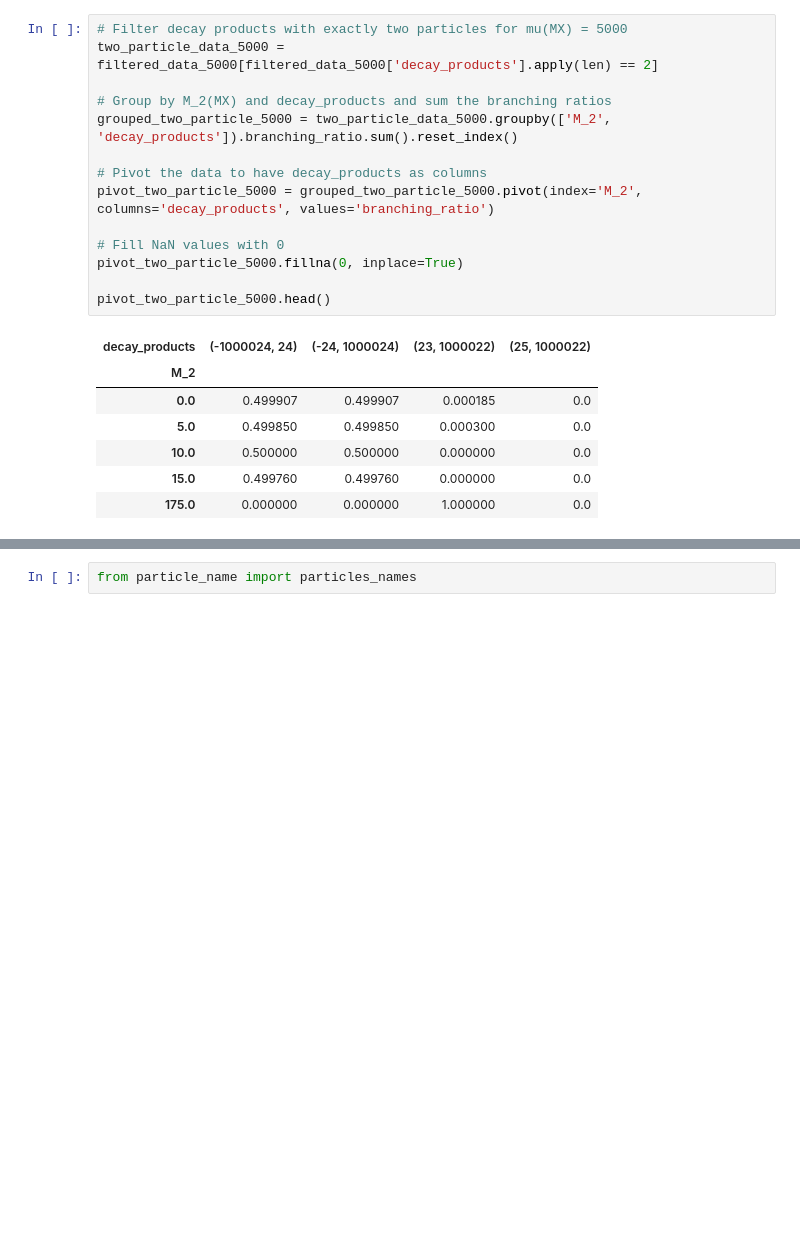
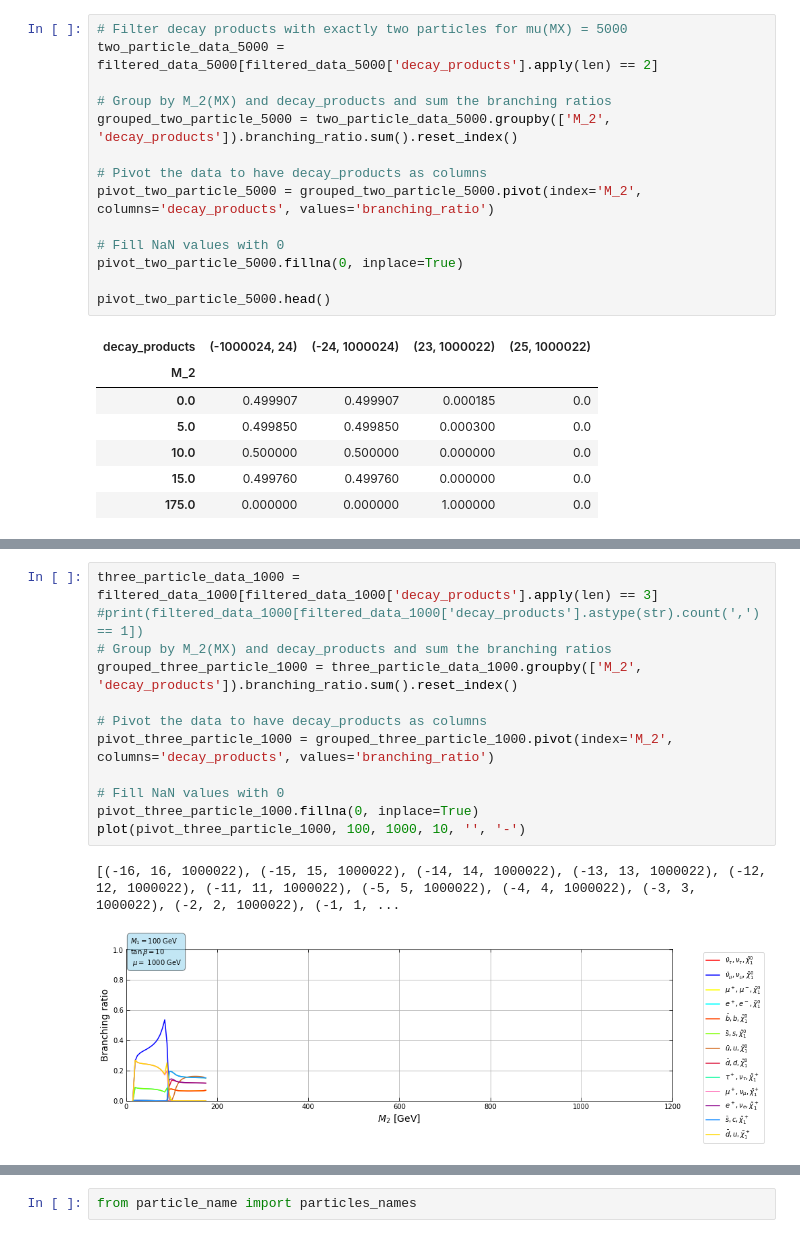
Before and after one commit to Ryudoro/softsusy, a Jupyter notebook: analysis/figure1.ipynb, the cells around one changed output, grey strips where cells are left out. Saved outputs shown, nothing was run; the diff lists cells and outputs as text; blank space fills up the shorter version.

```diff
--- a/analysis/figure1.ipynb
+++ b/analysis/figure1.ipynb
@@ -207,3 +207,18 @@ plot(pivot_two_particle_1000, 100, 1000, 10, '', '-')
+# %%
+three_particle_data_1000 = filtered_data_1000[filtered_data_1000['decay_products'].apply(len) == 3]
+#print(filtered_data_1000[filtered_data_1000['decay_products'].astype(str).count(',') == 1])
+# Group by M_2(MX) and decay_products and sum the branching ratios
+grouped_three_particle_1000 = three_particle_data_1000.groupby(['M_2', 'decay_products']).branching_ratio.sum().reset_index()
+
+# Pivot the data to have decay_products as columns
+pivot_three_particle_1000 = grouped_three_particle_1000.pivot(index='M_2', columns='decay_products', values='branching_ratio')
+
+# Fill NaN values with 0
+pivot_three_particle_1000.fillna(0, inplace=True)
+plot(pivot_three_particle_1000, 100, 1000, 10, '', '-')
+# %% [output]
+[(-16, 16, 1000022), (-15, 15, 1000022), (-14, 14, 1000022), (-13, 13, 1000022), (-12, 12, 1000022), (-11, 11, 1000022), (-5, 5, 1000022), (-4, 4, 1000022), (-3, 3, 1000022), (-2, 2, 1000022), (-1, 1, ...
+[figure, added]
 # %%
 # Plotting for mu(MX) = 5000 with two decay products
 
```
Also changed, not shown: parts of 12 cells of this notebook, 5 other files.
